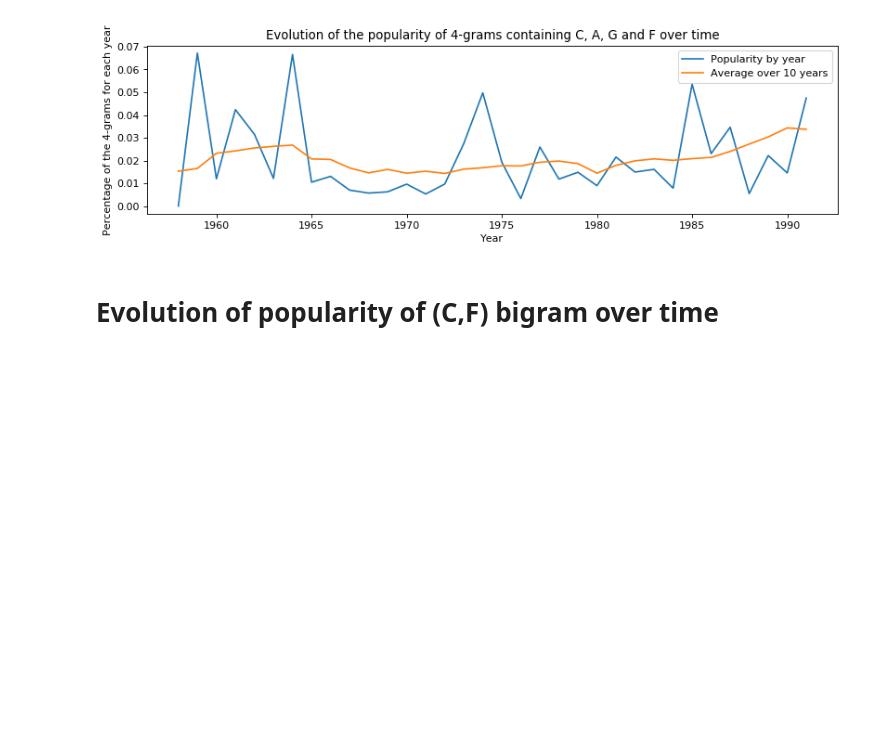
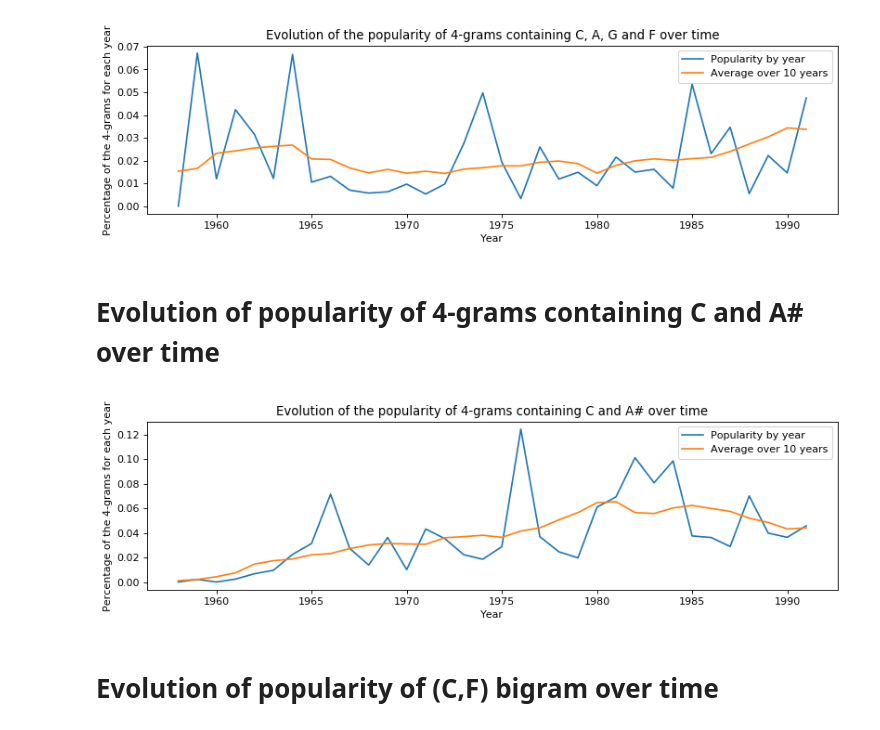
Before and after one commit to lucieperrotta/Digital-Musicology, a Jupyter notebook: processing/processing.ipynb, the cells around one changed output. Cells and saved outputs as stored; diff of their text form; code cells hidden in the pictures; blank space fills up the shorter version.

Commit message:
C+A# plot

```diff
--- a/processing/processing.ipynb
+++ b/processing/processing.ipynb
@@ -268,6 +268,52 @@ plt.title('Evolution of the popularity of 4-grams containing C, A, G and F over
 plt.show()
 # %% [output]
 [figure]
+# %% [markdown]
+# Evolution of popularity of 4-grams containing C and A# over time
+# %%
+from datetime import datetime
+year24grams = dict()
+# For bigrams, ng = 2
+ng=2
+
+for elem in clean_data: # populate empty (to have existing keys)
+    year = datetime.strptime(elem[1], '%m/%d/%Y').year
+    year24grams[year]=list()
+
+for elem in clean_data: # populate for real
+    year = datetime.strptime(elem[1], '%m/%d/%Y').year
+
+    for m in range(elem[5].shape[0] - ng + 1):
+        year24grams[year].append(tuple([int(elem[5][m+o][0]) for o in range(ng)]))
+# %%
+year2chord05 = dict()
+
+#change everything to sets
+check={0,10}
+for year in year24grams:
+    c=0
+    for elem in year24grams[year]:
+        otruc=set(elem)
+        if otruc==check:
+            c+=1
+    year2chord05[year] = c / len(year24grams[year])
+
+# year2chord05[year]
+# %%
+lists = sorted(year2chord05.items()) # sorted by key, return a list of tuples
+x, y = zip(*lists) # unpack a list of pairs into two tuples
+
+plt.figure(num=None, figsize=(12, 3), dpi=80, facecolor='w', edgecolor='k')
+plt.plot(x, y, label="Popularity by year")
+plt.plot(x, moving_average(y), label="Average over 10 years")
+
+plt.legend()
+plt.xlabel('Year')
+plt.ylabel('Percentage of the 4-grams for each year')
+plt.title('Evolution of the popularity of 4-grams containing C and A# over time')
+plt.show()
+# %% [output]
+[figure, added]
 # %% [markdown]
 # Evolution of popularity of (C,F) bigram over time
 # %%
```
